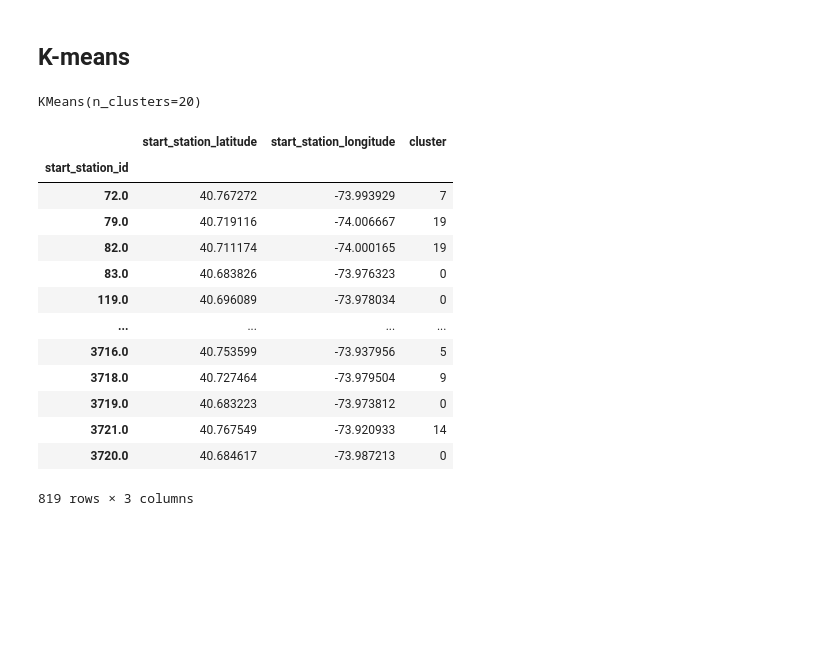
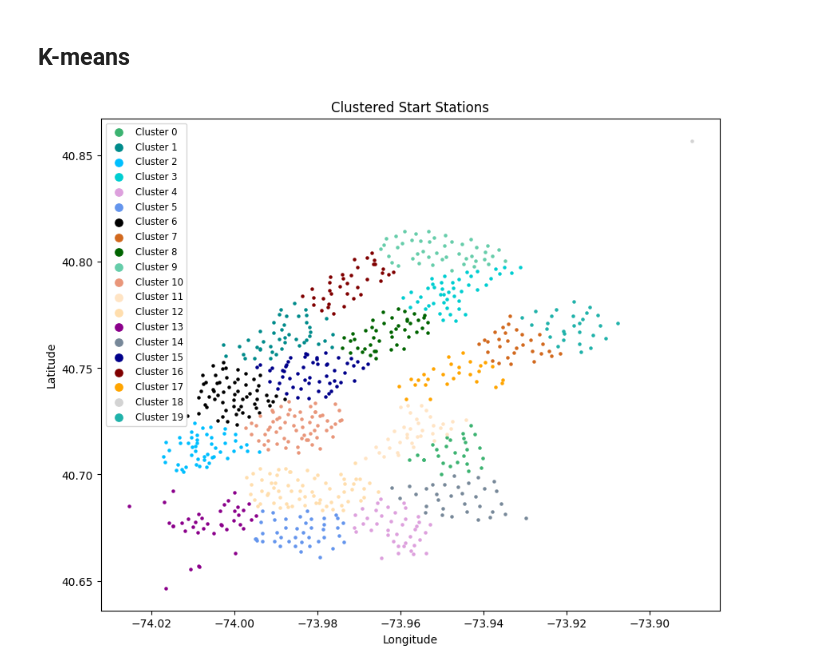
Before and after one commit to katrinemariepedersen/Business_analytics_project, a Jupyter notebook: Load_of_dat.ipynb, the cells around one changed output. Saved outputs shown, nothing was run; the diff lists cells and outputs as text; code cells hidden in the pictures; blank space fills up the shorter version.

```diff
--- a/Load_of_dat.ipynb
+++ b/Load_of_dat.ipynb
@@ -154,8 +173,55 @@ plt.show()
 # %%
 from sklearn.cluster import KMeans
 K=20
 k=KMeans(K)
+
+k.fit(df_cleaned)
+dt_clusters=df_cleaned.copy()
+dt_clusters['cluster']=k.fit_predict(df_cleaned)
+dt_clusters
+# Number of clusters (excluding label -1)
+num_colors = K  # number of clusters
+colors = list(mcolors.CSS4_COLORS.keys())
+cluster_colors = random.sample(colors, k=num_colors)  # better than choices for unique colors
+
+# Coordinates and labels
+x_points = dt_clusters["start_station_longitude"]
+y_points = dt_clusters["start_station_latitude"]
+labels = dt_clusters["cluster"]
+
+plt.figure(figsize=(10, 8))
+
+# Plot each cluster separately with its own color and label
+for label in sorted(set(labels)):
+    if label == -1:
+        continue  # skip noise points
+    cluster_mask = labels == label
+    plt.scatter(
+        x_points[cluster_mask],
+        y_points[cluster_mask],
+        s=5,
+        c=cluster_colors[label],
+        label=f"Cluster {label}"
+    )
+
+# Optional: if you want to visualize noise (-1)
+if -1 in labels.values:
+    noise_mask = labels == -1
+    plt.scatter(
+        x_points[noise_mask],
+        y_points[noise_mask],
+        s=5,
+        c="black",
+        label="Noise (-1)"
+    )
+
+# Formatting
+#plt.xlim(-74.05, -73.9)
+#plt.ylim(40.6, 40.85)
+plt.xlabel("Longitude")
+plt.ylabel("Latitude")
+plt.title("Clustered Start Stations")
+plt.legend(markerscale=3, fontsize='small')
+plt.show()
+# %% [output]
+[figure, added]
-# %%
-k.fit(new_df)
-# %% [output]
-KMeans(n_clusters=20)
@@ -165,17 +227,0 @@ dt_clusters['cluster']=k.fit_predict(new_df)
-# %%
-dt_clusters
-# %% [output]
-|  | start_station_latitude | start_station_longitude | cluster |
-| start_station_id |  |  |  |
-| 72.0 | 40.767272 | -73.993929 | 7 |
-| 79.0 | 40.719116 | -74.006667 | 19 |
-| 82.0 | 40.711174 | -74.000165 | 19 |
-| 83.0 | 40.683826 | -73.976323 | 0 |
-| 119.0 | 40.696089 | -73.978034 | 0 |
-| ... | ... | ... | ... |
-| 3716.0 | 40.753599 | -73.937956 | 5 |
-| 3718.0 | 40.727464 | -73.979504 | 9 |
-| 3719.0 | 40.683223 | -73.973812 | 0 |
-| 3721.0 | 40.767549 | -73.920933 | 14 |
-| 3720.0 | 40.684617 | -73.987213 | 0 |
-819 rows × 3 columns
```
Also changed, not shown: parts of 14 cells of this notebook.
